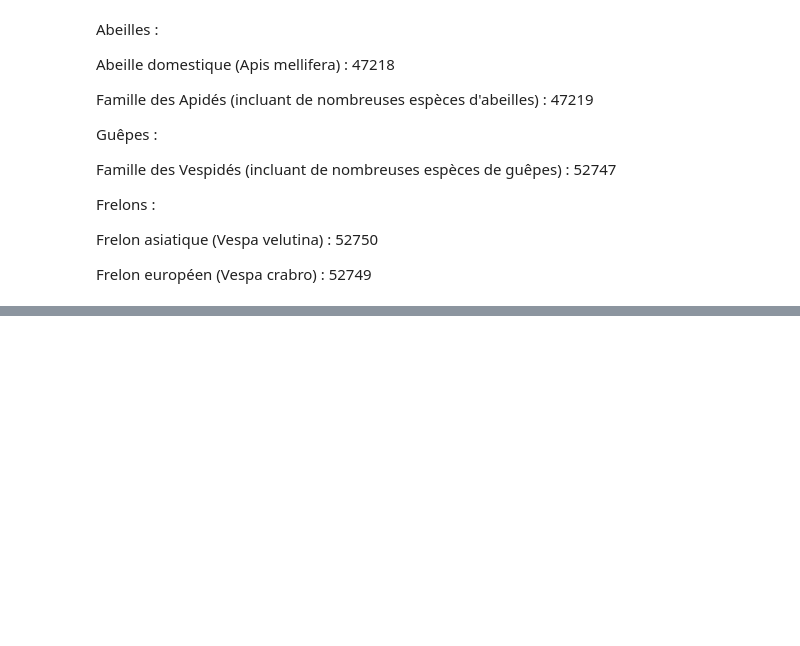
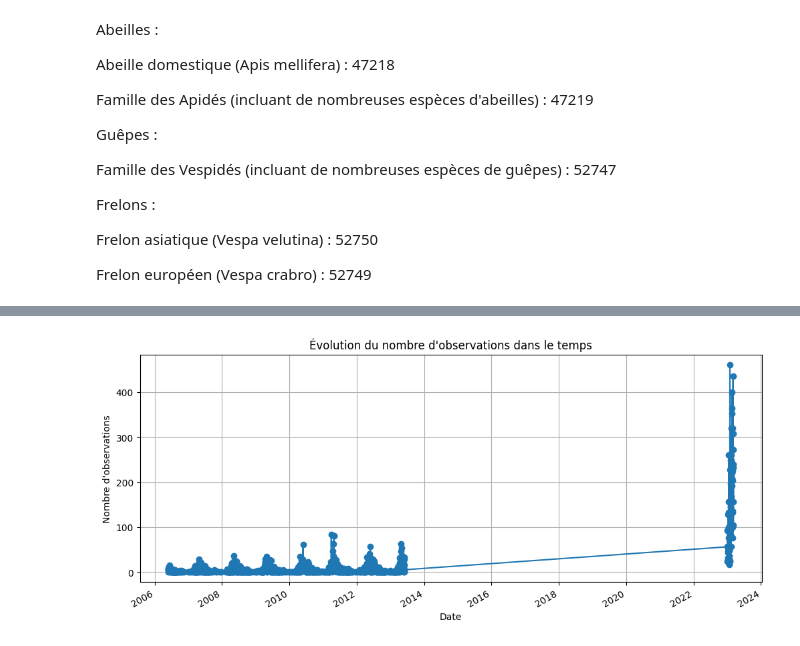
Before and after one commit to YannSko/daen-analytics, a Jupyter notebook: scrappers/sandbox.ipynb, the cells around one changed output, grey strips where cells are left out. Saved outputs shown, nothing was run; the diff lists cells and outputs as text; code cells hidden in the pictures; blank space fills up the shorter version.

```diff
--- a/scrappers/sandbox.ipynb
+++ b/scrappers/sandbox.ipynb
@@ -319,11 +319,10 @@ url = "https://api.inaturalist.org/v1/observations"
 taxon_ids = "630955,630956,538877,538878,52747,47218"
 
 # Définir une date de départ
-d1 = "2023-01-01"
+d1 = "2024-11-31"
 
-# Fichiers pour sauvegarder les données
-OBSERVATIONS_FILE = "observations.json"
-EXTRACTED_FILE = "extracted_data.json"
+OBSERVATIONS_FILE = os.path.join(os.getcwd(), "observations.json")
+EXTRACTED_FILE = os.path.join(os.getcwd(), "extracted_data.json")
 
 # Charger les observations précédemment enregistrées si le fichier existe
 if os.path.exists(OBSERVATIONS_FILE):
@@ -365,7 +364,6 @@ while True:
         # Ajouter les observations à la liste
         all_observations.extend(observations)
         print(f"📊 {len(all_observations)} observations récupérées.")
-
         # Sauvegarder les observations après chaque requête
         with open(OBSERVATIONS_FILE, "w", encoding="utf-8") as f:
             json.dump(all_observations, f, ensure_ascii=False, indent=4)
@@ -513,0 +514,85 @@ with open(EXTRACTED_FILE, "w", encoding="utf-8") as f:
+# %%
+import json
+import pandas as pd
+import matplotlib.pyplot as plt
+import seaborn as sns
+import os
+
+# 📂 Charger les données depuis le fichier JSON
+EXTRACTED_FILE = "extracted_data.json"
+
+if not os.path.exists(EXTRACTED_FILE):
+    print(f"❌ Le fichier {EXTRACTED_FILE} n'existe pas.")
+    exit()
+
+with open(EXTRACTED_FILE, "r", encoding="utf-8") as f:
+    extracted_data = json.load(f)
+
+# 📊 Convertir en DataFrame Pandas
+df = pd.DataFrame(extracted_data)
+
+# 🔹 Vérifier la structure des données
+print("🔍 Aperçu des premières lignes :")
+print(df.head())
+
+print("\n📊 Informations générales sur les données :")
+print(df.info())
+
+print("\n🔍 Nombre de valeurs manquantes par colonne :")
+print(df.isnull().sum())
+
+# 🔹 Statistiques descriptives pour les colonnes numériques
+print("\n📈 Statistiques descriptives :")
+print(df.describe())
+
+# 🔹 Compter les observations par taxon
+print("\n🦠 Répartition des espèces observées :")
+print(df["Scientific Name"].value_counts().head(10))  # Top 10 des espèces
+
+# 🔹 Compter les observations par utilisateur
+print("\n👤 Top 10 des utilisateurs ayant le plus d'observations :")
+print(df["User"].value_counts().head(10))
+
+# 🔹 Compter les observations par qualité
+print("\n🔍 Qualité des observations :")
+print(df["Quality Grade"].value_counts())
+
+# 🔹 Vérifier les doublons
+duplicates = df[df.duplicated(subset=["ID"], keep=False)]
+print(f"\n⚠️ Nombre de doublons dans les observations : {len(duplicates)}")
+
+# 🔹 Vérifier les valeurs aberrantes des coordonnées
+invalid_locations = df[(df["Latitude"] < -90) | (df["Latitude"] > 90) | (df["Longitude"] < -180) | (df["Longitude"] > 180)]
+print(f"\n⚠️ Nombre d'observations avec des coordonnées invalides : {len(invalid_locations)}")
+
+# 📅 🔹 Analyser la répartition des observations par date
+df["Date"] = pd.to_datetime(df["Date"], errors="coerce")
+df = df.dropna(subset=["Date"])  # Supprimer les lignes où la date est invalide
+
+plt.figure(figsize=(12, 5))
+df["Date"].value_counts().sort_index().plot(kind="line", marker="o")
+plt.title("Évolution du nombre d'observations dans le temps")
+plt.xlabel("Date")
+plt.ylabel("Nombre d'observations")
+plt.grid()
+plt.show()
+
+# 🌍 🔹 Visualisation de la répartition géographique des observations
+plt.figure(figsize=(8, 6))
+sns.scatterplot(x=df["Longitude"], y=df["Latitude"], alpha=0.5)
+plt.title("Distribution géographique des observations")
+plt.xlabel("Longitude")
+plt.ylabel("Latitude")
+plt.show()
+
+# 🦠 🔹 Visualisation des espèces les plus observées
+plt.figure(figsize=(10, 5))
+df["Scientific Name"].value_counts().head(10).plot(kind="barh", color="skyblue")
+plt.title("Top 10 des espèces les plus observées")
+plt.xlabel("Nombre d'observations")
+plt.ylabel("Nom scientifique")
+plt.gca().invert_yaxis()
+plt.show()
+
+print("✅ Analyse terminée !")
+# %% [output]
@@ -513,0 +616 @@ with open(EXTRACTED_FILE, "w", encoding="utf-8") as f:
+[figure, added]
```
Also changed, not shown: parts of 6 cells of this notebook.
